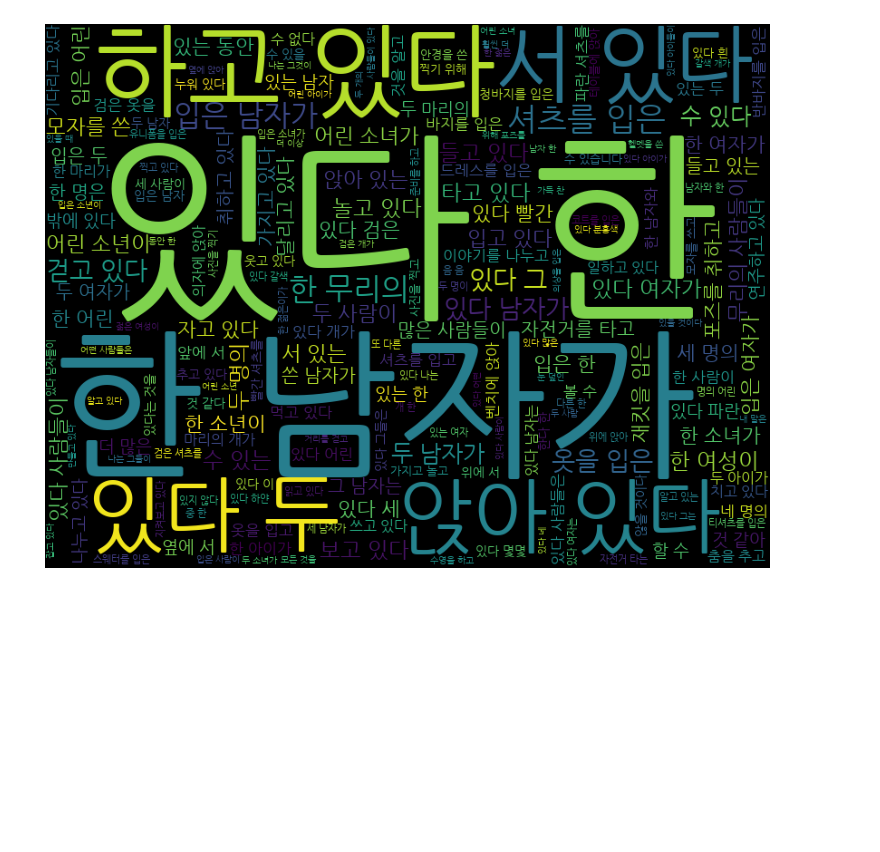
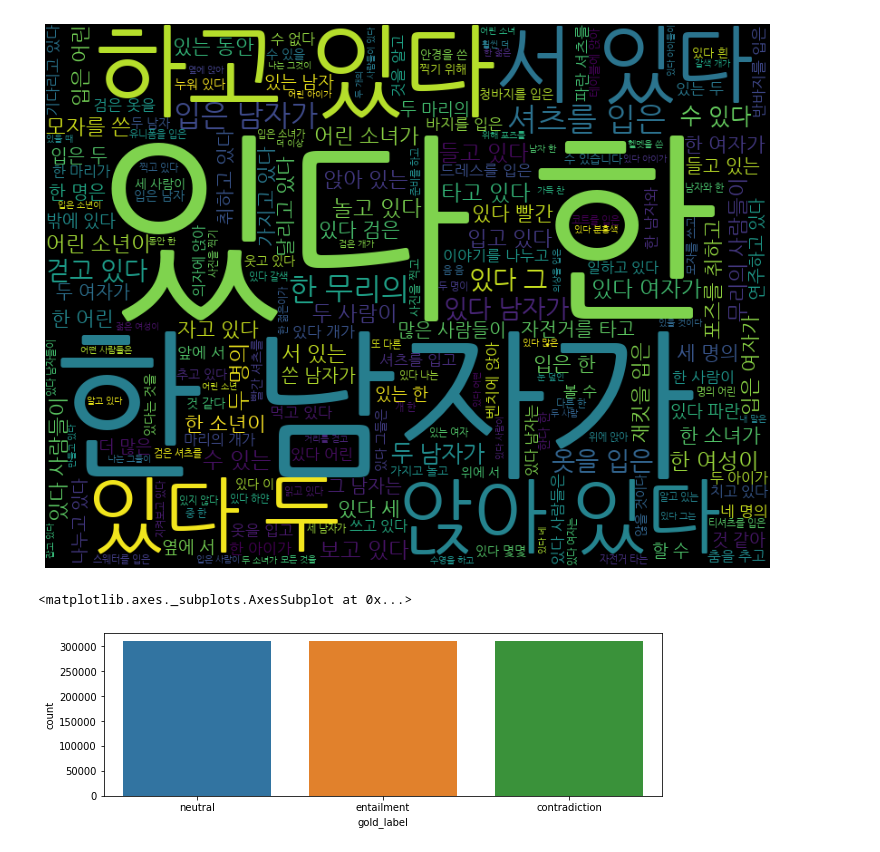
Before and after one commit to DonghaeSuh/-2-, a Jupyter notebook: 7_PRETRAIN_METHOD/KorNLI_EDA.ipynb, the cells around one changed output. Saved outputs shown, nothing was run; the diff lists cells and outputs as text; code cells hidden in the pictures; blank space fills up the shorter version.

```diff
--- a/7_PRETRAIN_METHOD/KorNLI_EDA.ipynb
+++ b/7_PRETRAIN_METHOD/KorNLI_EDA.ipynb
@@ -432,3 +432,10 @@ plt.axis('off')
 # %% [output]
 (-0.5, 799.5, 599.5, -0.5)
 [figure]
+# %%
+fig, axe = plt.subplots(ncols=1)
+fig.set_size_inches(10, 3)
+sns.countplot(train_data['gold_label'])
+# %% [output]
+<matplotlib.axes._subplots.AxesSubplot at 0x...>
+[figure, added]
```
Also changed, not shown: parts of 1 cell of this notebook.
